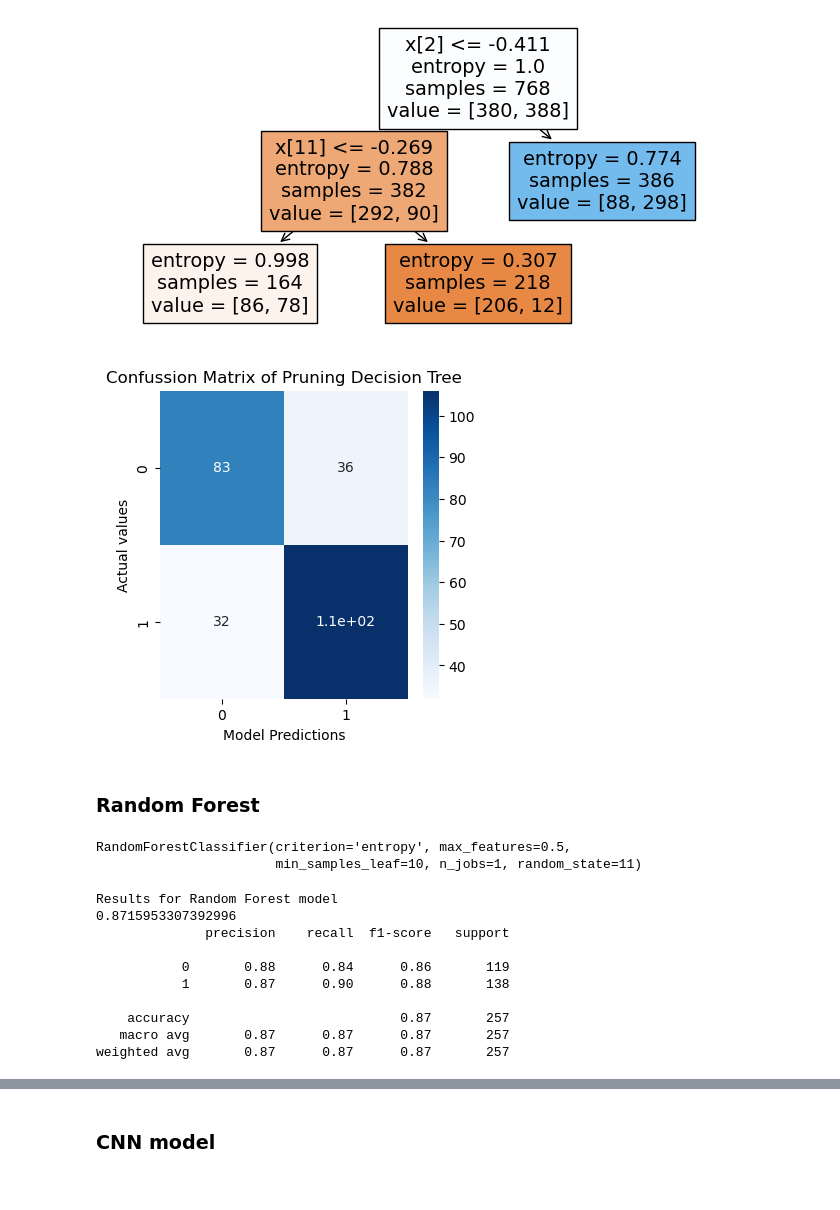
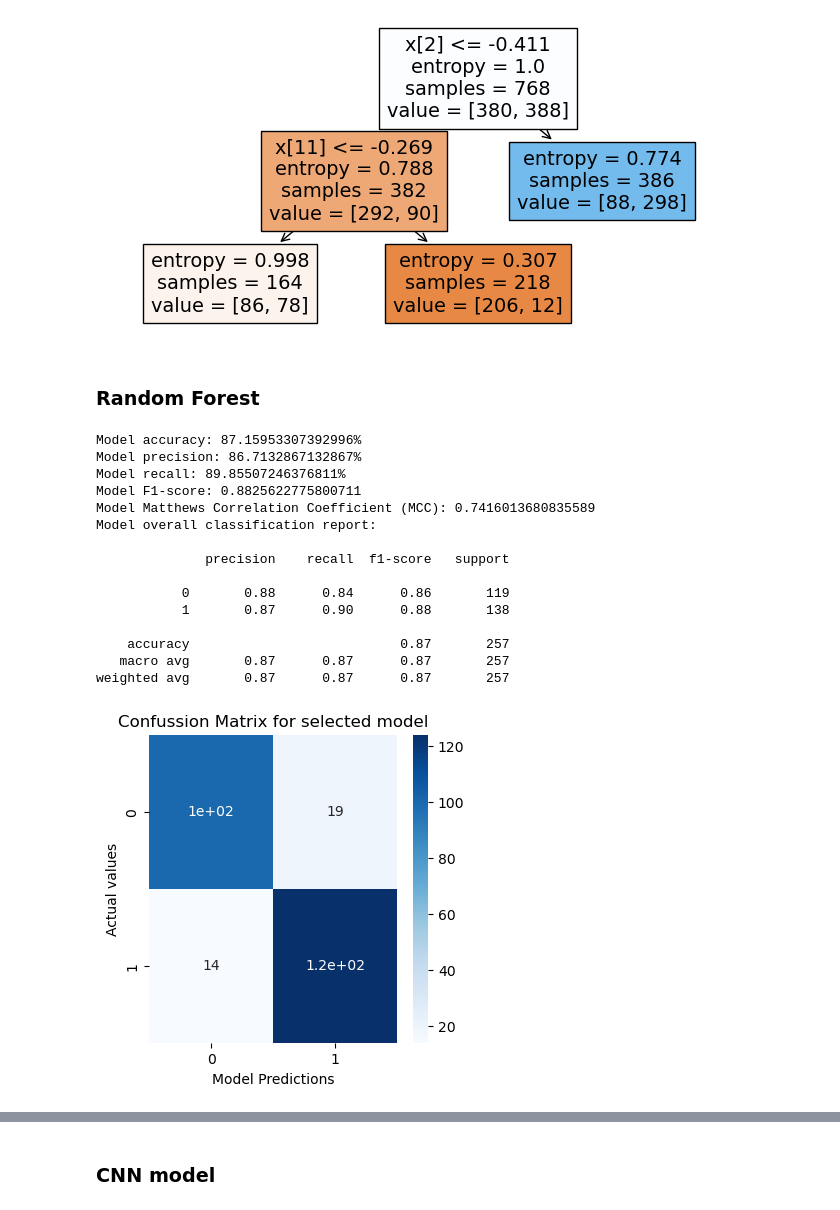
Before and after one commit to paulkli355/HeartFailure_Classification, a Jupyter notebook: classifier.ipynb, the cells around one changed output, grey strips where cells are left out. Saved outputs shown, nothing was run; the diff lists cells and outputs as text; code cells hidden in the pictures.

```diff
--- a/classifier.ipynb
+++ b/classifier.ipynb
@@ -204,43 +193,32 @@ tree.plot_tree(pdt_model, filled=True)
  Text(0.6, 0.16666666666666666, 'entropy = 0.307\nsamples = 218\nvalue = [206, 12]'),
  Text(0.8, 0.5, 'entropy = 0.774\nsamples = 386\nvalue = [88, 298]')]
 [figure]
-# %%
-plt.figure(figsize=(4,4))
-cm = confusion_matrix(y_test, pdt_predictions)
-ax = sns.heatmap(cm, annot=True, cmap="Blues")
-ax.set_xlabel('Model Predictions')
-ax.set_ylabel('Actual values')
-plt.title('Confussion Matrix of Pruning Decision Tree')
-plt.show()
-# %% [output]
-[figure, removed]
 # %% [markdown]
 ### Random Forest
 # %%
 rf_model = RandomForestClassifier(n_estimators=100,
                                   criterion='entropy',
                                   max_features=0.5,
                                   min_samples_leaf=10,
                                   random_state=11,
                                   n_jobs=1)
 
 rf_model.fit(x_train, y_train)
+rf_score = evaluate_model(rf_model, x_test=x_test, y_test=y_test)
 # %% [output]
-RandomForestClassifier(criterion='entropy', max_features=0.5,
-                       min_samples_leaf=10, n_jobs=1, random_state=11)
+Model accuracy: 87.15953307392996%
+Model precision: 86.7132867132867%
+Model recall: 89.85507246376811%
+Model F1-score: 0.8825622775800711
+Model Matthews Correlation Coefficient (MCC): 0.7416013680835589
+Model overall classification report:
+
+              precision    recall  f1-score   support
+
+           0       0.88      0.84      0.86       119
+           1       0.87      0.90      0.88       138
+
+    accuracy                           0.87       257
+   macro avg       0.87      0.87      0.87       257
+weighted avg       0.87      0.87      0.87       257
+[figure, added]
-# %%
-rf_predictions = rf_model.predict(x_test)
-print('Results for Random Forest model')
-print(accuracy_score(y_test, rf_predictions))
-print(classification_report(y_test, rf_predictions))
-# %% [output]
-Results for Random Forest model
-0.8715953307392996
-              precision    recall  f1-score   support
-
-           0       0.88      0.84      0.86       119
-           1       0.87      0.90      0.88       138
-
-    accuracy                           0.87       257
-   macro avg       0.87      0.87      0.87       257
-weighted avg       0.87      0.87      0.87       257
```
Also changed, not shown: parts of 23 cells of this notebook, 2 other files.
